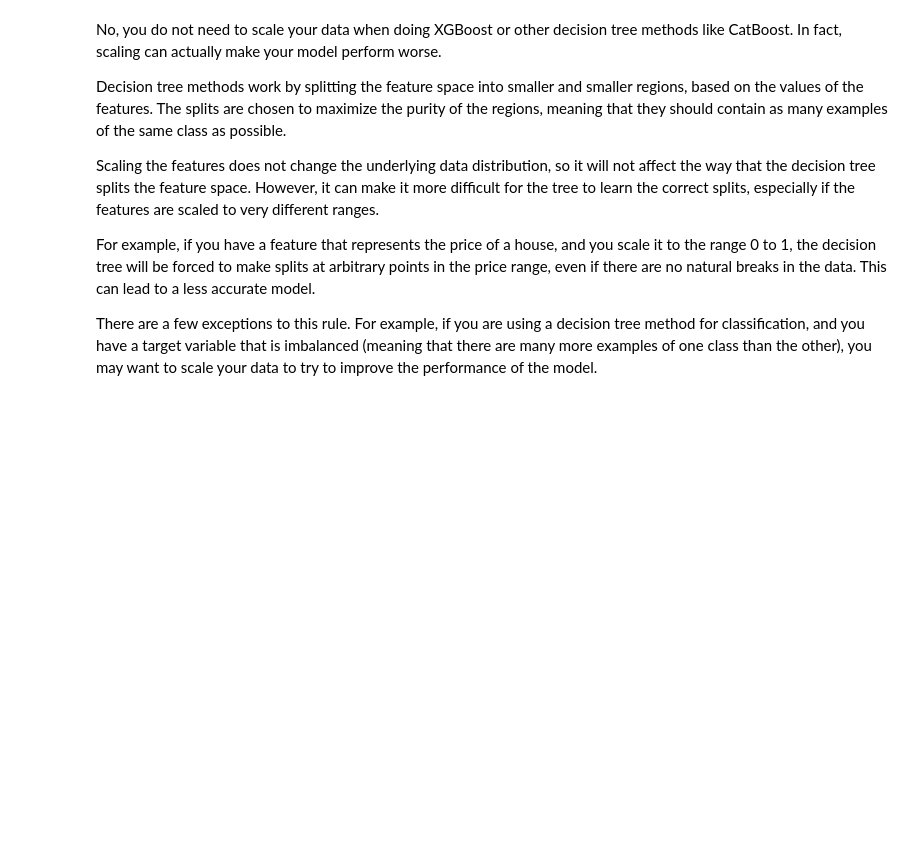
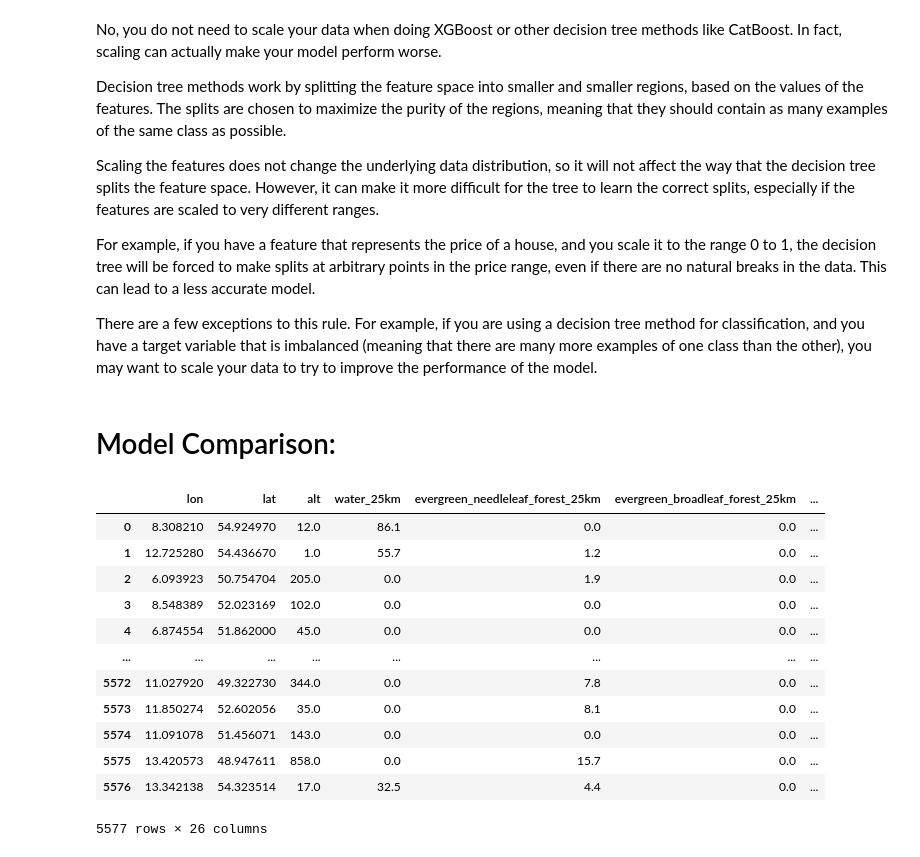
Before and after one commit to ThomasMGeo/intro_ML_NCAR, a Jupyter notebook: notebooks/EdEc_lesson4_trees.ipynb, the cells around one changed output. Saved outputs shown, nothing was run; the diff lists cells and outputs as text; code cells hidden in the pictures; blank space fills up the shorter version.

```diff
--- a/notebooks/EdEc_lesson4_trees.ipynb
+++ b/notebooks/EdEc_lesson4_trees.ipynb
@@ -165,3 +162,22 @@ Scaling the features does not change the underlying data distribution, so it wil
 For example, if you have a feature that represents the price of a house, and you scale it to the range 0 to 1, the decision tree will be forced to make splits at arbitrary points in the price range, even if there are no natural breaks in the data. This can lead to a less accurate model.
 
 There are a few exceptions to this rule. For example, if you are using a decision tree method for classification, and you have a target variable that is imbalanced (meaning that there are many more examples of one class than the other), you may want to scale your data to try to improve the performance of the model.
+# %% [markdown]
+# Model Comparison:
+# %%
+df_floats = df.select_dtypes(include=['float'])
+df_floats
+# %% [output]
+|  | lon | lat | alt | water_25km | evergreen_needleleaf_forest_25km | evergreen_broadleaf_forest_25km | ... |
+| 0 | 8.308210 | 54.924970 | 12.0 | 86.1 | 0.0 | 0.0 | ... |
+| 1 | 12.725280 | 54.436670 | 1.0 | 55.7 | 1.2 | 0.0 | ... |
+| 2 | 6.093923 | 50.754704 | 205.0 | 0.0 | 1.9 | 0.0 | ... |
+| 3 | 8.548389 | 52.023169 | 102.0 | 0.0 | 0.0 | 0.0 | ... |
+| 4 | 6.874554 | 51.862000 | 45.0 | 0.0 | 0.0 | 0.0 | ... |
+| ... | ... | ... | ... | ... | ... | ... | ... |
+| 5572 | 11.027920 | 49.322730 | 344.0 | 0.0 | 7.8 | 0.0 | ... |
+| 5573 | 11.850274 | 52.602056 | 35.0 | 0.0 | 8.1 | 0.0 | ... |
+| 5574 | 11.091078 | 51.456071 | 143.0 | 0.0 | 0.0 | 0.0 | ... |
+| 5575 | 13.420573 | 48.947611 | 858.0 | 0.0 | 15.7 | 0.0 | ... |
+| 5576 | 13.342138 | 54.323514 | 17.0 | 32.5 | 4.4 | 0.0 | ... |
+5577 rows × 26 columns
```
Also changed, not shown: parts of 13 cells of this notebook.
